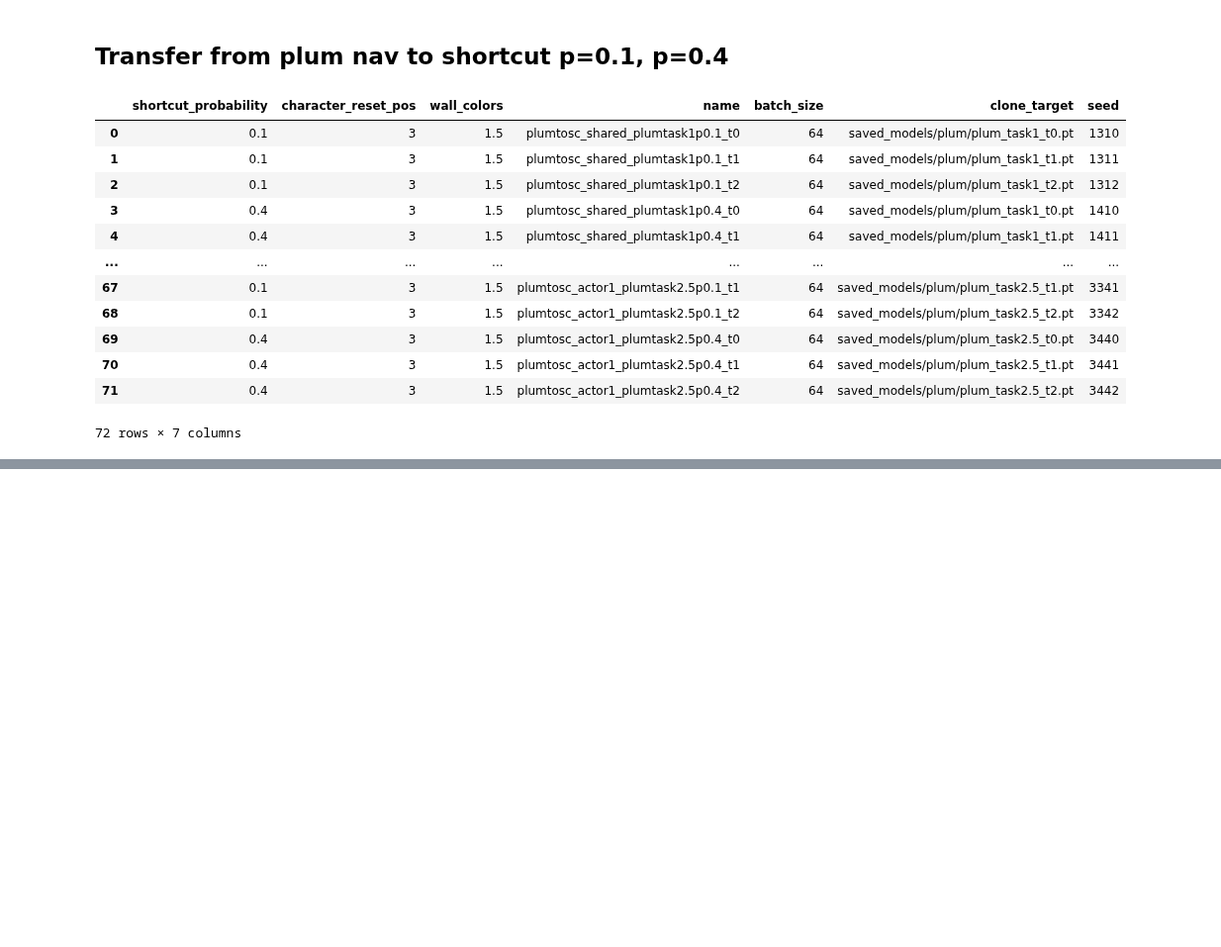
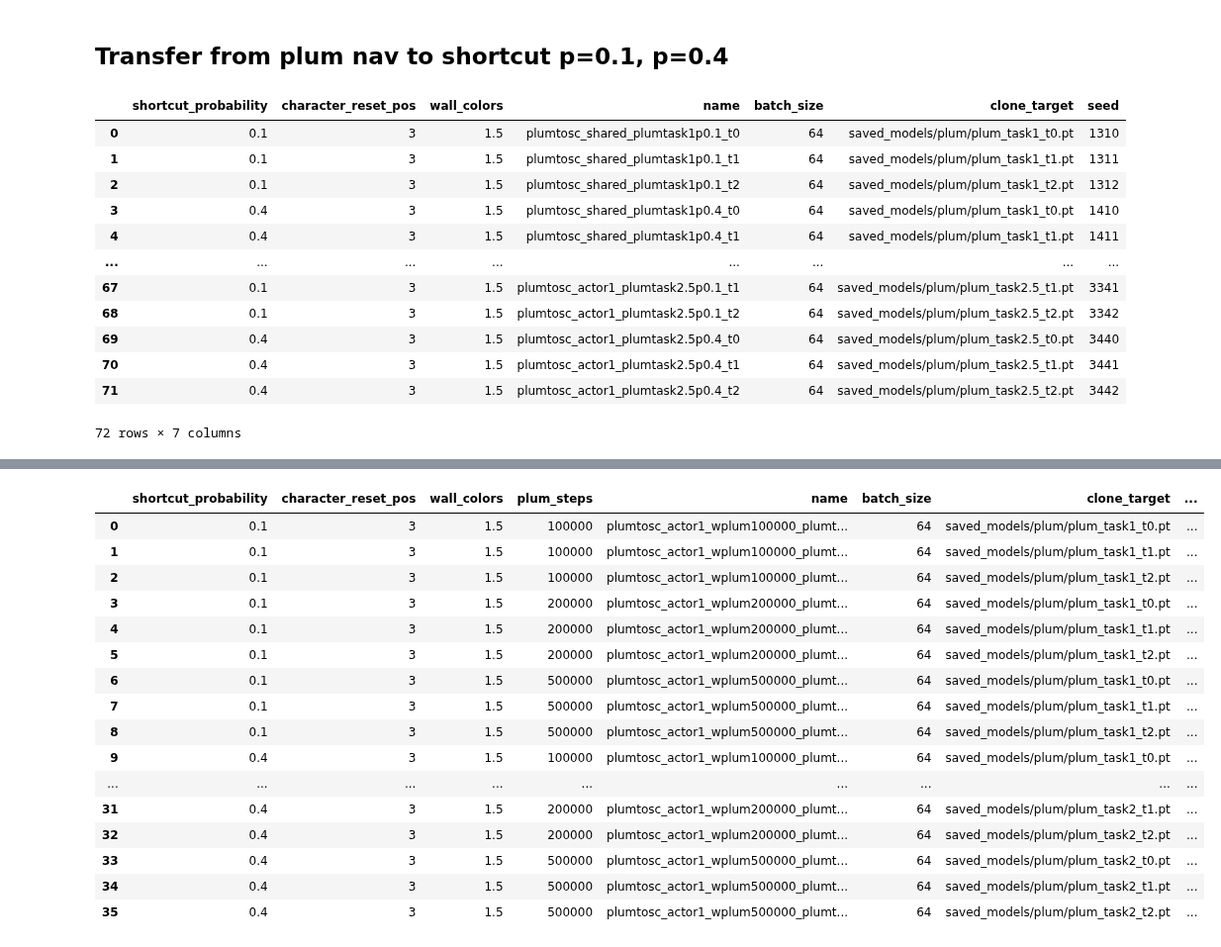
Before and after one commit to liuandrew/ppo_aux, a Jupyter notebook: write_and_test/write_experiments.ipynb, the cells around one changed output, grey strips where cells are left out. Shown at 99% size. Cells and saved outputs as stored; diff of their text form; code cells hidden in the pictures; blank space fills up the shorter version.

```diff
--- a/write_and_test/write_experiments.ipynb
+++ b/write_and_test/write_experiments.ipynb
@@ -3880,0 +3952,91 @@ pd.DataFrame(rows)
+# %%
+num_trials = 3
+probs = [0.1, 0.4]
+tasks = [1, 2] # original plum envs
+rows = []
+batch = 64
+plum_steps = [100_000, 200_000, 500_000]
+schedule = [100_001, 200_001, 500_001]
+clone_sets = ['actor1']
+clone_params = [
+    {'clone_layers': 'gru,shared0,actor0,actor1',
+     'copy_obs_rms': True,
+     'freeze_obs_rms': False,
+     },
+
+]
+clone_path_formatter = 'saved_models/plum/plum_task{task}_t{t}.pt'
+for j in range(len(clone_sets)):
+    for m, task in enumerate(tasks):
+        for n, p in enumerate(probs):
+            for l, plum_step in enumerate(plum_steps):
+                for i in range(num_trials):
+                    clone_path = clone_path_formatter.format(task=task, t=i)
+                    clone_param = clone_params[j]
+                    clone_param['clone_path'] = clone_path
+
+                    exp_name = f'plumtosc_{clone_sets[j]}_wplum{plum_step}_plumtask{task}p{p}_t{i}'
+
+                    env_kwargs = {'shortcut_probability': p,
+                                  'character_reset_pos': 3,
+                                  'wall_colors': 1.5,
+                                  'plum_steps': plum_step}
+                    seed = i + 10*(m+1) + 100*(n+1) + 200 + (j+1)*1000 + 10000*(l+1)
+                    row = env_kwargs.copy()
+                    row['name'] = exp_name
+                    row['batch_size'] = batch
+                    row['clone_target'] = clone_path
+                    row['seed'] = seed
+
+                    rows.append(row)
+                    config = {
+                        'wandb_project_name': 'Nav_Shared_Layers',
+                        'exp_name': exp_name,
+                        'save_name': exp_name,
+                        'num_env_steps': 3000000,
+                        'env_name': 'ShortcutNav-v0',
+                        'algo': 'ppo',
+                        'num_mini_batch': 1,
+                        'num_processes': 1,
+                        'num_steps': batch,
+
+                        'normalize': False,
+
+                        'checkpoint_interval': 10,
+                        'save_dir': 'plumtosc',
+
+                        'recurrent': True,
+                        'seed': seed,
+                        'no_cuda': True,
+                        'env_kwargs': env_kwargs,
+
+                        'nn_base': 'DelayedRNNPPO',
+                        'nn_base_kwargs': {'hidden_size': 64},
+
+                        'clone_parameter_experiment': True,
+                        'clone_args': clone_param,
+
+                        'use_universal_step': {'on': True, 'schedule': schedule}
+                    }
+
+                    pickle.dump(config, open('../experiment_configs/' + exp_name, 'wb'))
+
+pd.DataFrame(rows)
+# %% [output]
+|  | shortcut_probability | character_reset_pos | wall_colors | plum_steps | name | batch_size | clone_target | ... |
+| 0 | 0.1 | 3 | 1.5 | 100000 | plumtosc_actor1_wplum100000_plumt... | 64 | saved_models/plum/plum_task1_t0.pt | ... |
+| 1 | 0.1 | 3 | 1.5 | 100000 | plumtosc_actor1_wplum100000_plumt... | 64 | saved_models/plum/plum_task1_t1.pt | ... |
+| 2 | 0.1 | 3 | 1.5 | 100000 | plumtosc_actor1_wplum100000_plumt... | 64 | saved_models/plum/plum_task1_t2.pt | ... |
+| 3 | 0.1 | 3 | 1.5 | 200000 | plumtosc_actor1_wplum200000_plumt... | 64 | saved_models/plum/plum_task1_t0.pt | ... |
+| 4 | 0.1 | 3 | 1.5 | 200000 | plumtosc_actor1_wplum200000_plumt... | 64 | saved_models/plum/plum_task1_t1.pt | ... |
+| 5 | 0.1 | 3 | 1.5 | 200000 | plumtosc_actor1_wplum200000_plumt... | 64 | saved_models/plum/plum_task1_t2.pt | ... |
+| 6 | 0.1 | 3 | 1.5 | 500000 | plumtosc_actor1_wplum500000_plumt... | 64 | saved_models/plum/plum_task1_t0.pt | ... |
+| 7 | 0.1 | 3 | 1.5 | 500000 | plumtosc_actor1_wplum500000_plumt... | 64 | saved_models/plum/plum_task1_t1.pt | ... |
+| 8 | 0.1 | 3 | 1.5 | 500000 | plumtosc_actor1_wplum500000_plumt... | 64 | saved_models/plum/plum_task1_t2.pt | ... |
+| 9 | 0.4 | 3 | 1.5 | 100000 | plumtosc_actor1_wplum100000_plumt... | 64 | saved_models/plum/plum_task1_t0.pt | ... |
+| ... | ... | ... | ... | ... | ... | ... | ... | ... |
+| 31 | 0.4 | 3 | 1.5 | 200000 | plumtosc_actor1_wplum200000_plumt... | 64 | saved_models/plum/plum_task2_t1.pt | ... |
+| 32 | 0.4 | 3 | 1.5 | 200000 | plumtosc_actor1_wplum200000_plumt... | 64 | saved_models/plum/plum_task2_t2.pt | ... |
+| 33 | 0.4 | 3 | 1.5 | 500000 | plumtosc_actor1_wplum500000_plumt... | 64 | saved_models/plum/plum_task2_t0.pt | ... |
+| 34 | 0.4 | 3 | 1.5 | 500000 | plumtosc_actor1_wplum500000_plumt... | 64 | saved_models/plum/plum_task2_t1.pt | ... |
+| 35 | 0.4 | 3 | 1.5 | 500000 | plumtosc_actor1_wplum500000_plumt... | 64 | saved_models/plum/plum_task2_t2.pt | ... |
```
Also changed, not shown: parts of 2 cells of this notebook, 1 other file.
